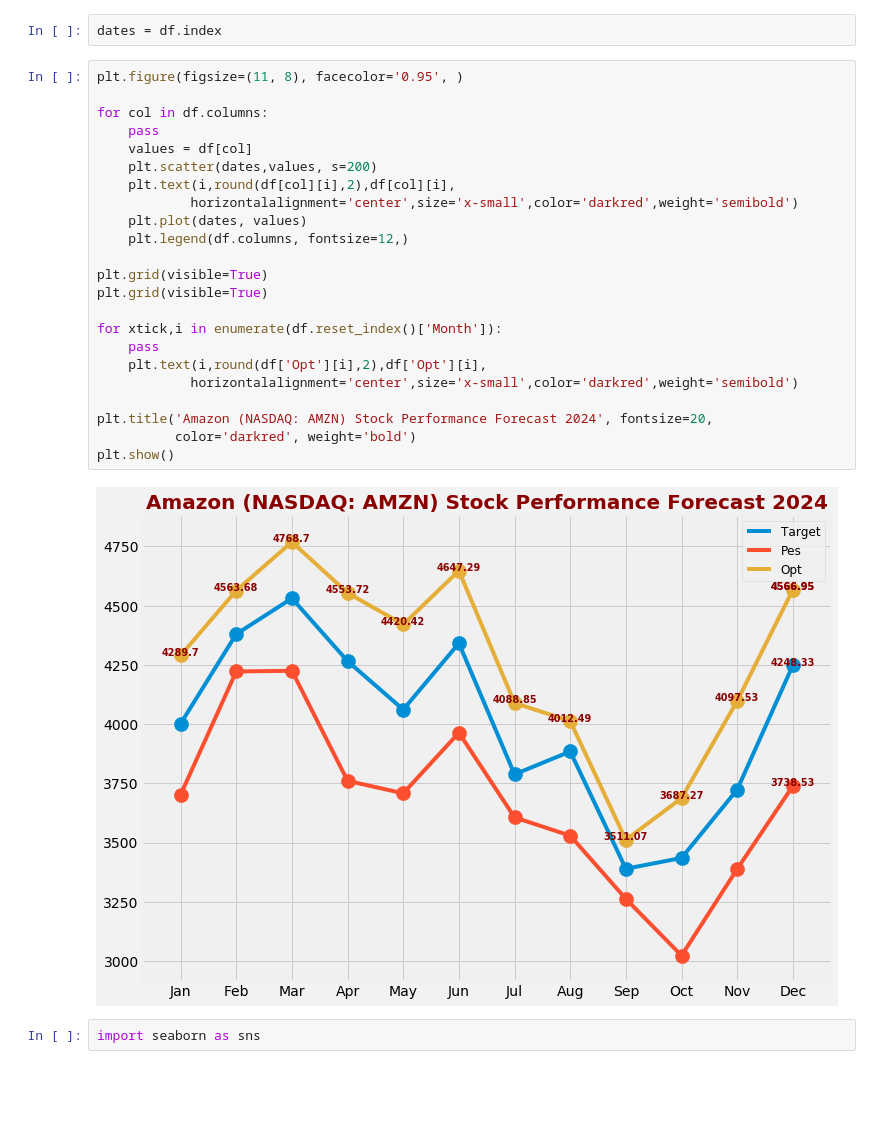
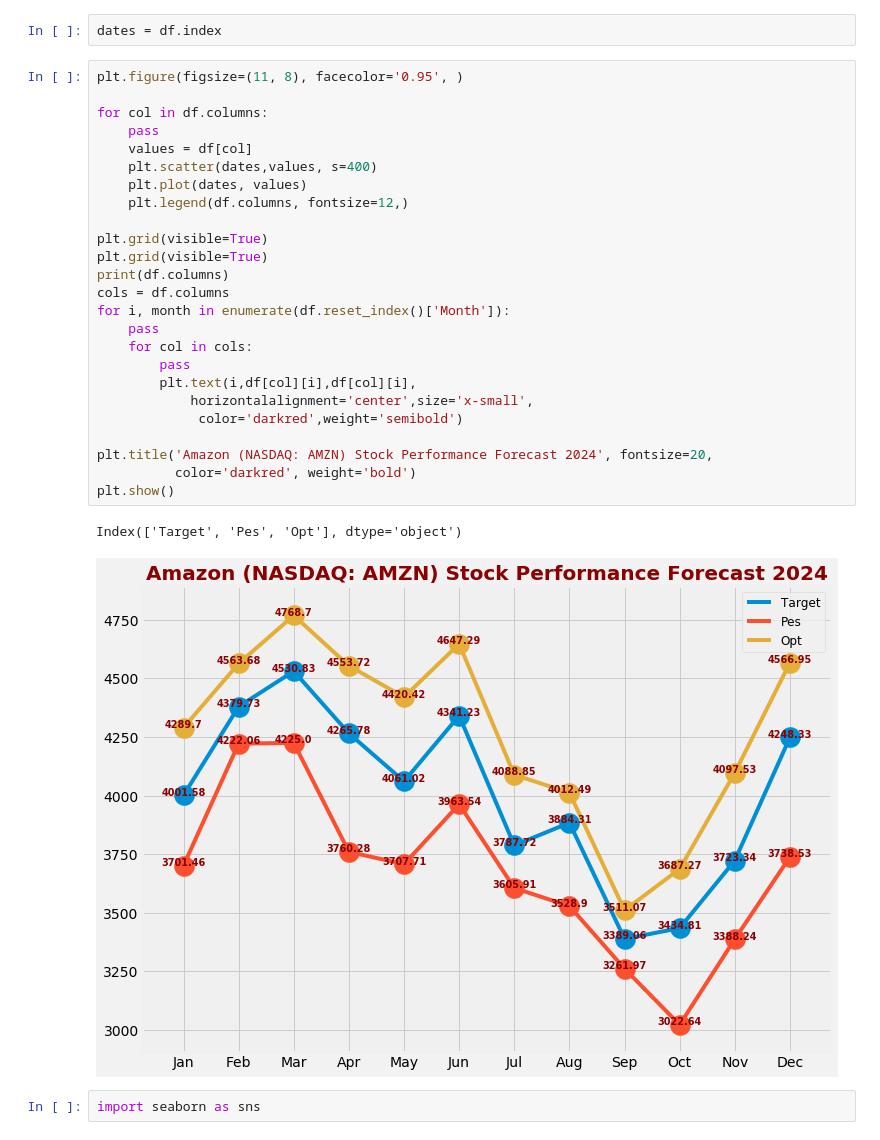
Before and after one commit to attila5287/scrap_and_dataviz, a Jupyter notebook: scrap_and_frame.ipynb, the cells around one changed output. Drawn from its saved outputs; the diff is of its cells as text; blank space fills up the shorter version.

Commit message:
annotate on scatter

```diff
--- a/scrap_and_frame.ipynb
+++ b/scrap_and_frame.ipynb
@@ -91,28 +91,31 @@ dates = df.index
 # %%
 plt.figure(figsize=(11, 8), facecolor='0.95', )
 
 for col in df.columns:
     pass
     values = df[col]
-    plt.scatter(dates,values, s=200)
-    plt.text(i,round(df[col][i],2),df[col][i],
-            horizontalalignment='center',size='x-small',color='darkred',weight='semibold')
+    plt.scatter(dates,values, s=400)
     plt.plot(dates, values)
     plt.legend(df.columns, fontsize=12,)
 
 plt.grid(visible=True)
 plt.grid(visible=True)
-
-for xtick,i in enumerate(df.reset_index()['Month']):
+print(df.columns)
+cols = df.columns
+for i, month in enumerate(df.reset_index()['Month']):
     pass
-    plt.text(i,round(df['Opt'][i],2),df['Opt'][i],
-            horizontalalignment='center',size='x-small',color='darkred',weight='semibold')
+    for col in cols:
+        pass
+        plt.text(i,df[col][i],df[col][i],
+            horizontalalignment='center',size='x-small',
+             color='darkred',weight='semibold')
 
 plt.title('Amazon (NASDAQ: AMZN) Stock Performance Forecast 2024', fontsize=20,
           color='darkred', weight='bold')
 plt.show()
 # %% [output]
+Index(['Target', 'Pes', 'Opt'], dtype='object')
-[figure, old version]
+[figure, new version]
 # %%
 import seaborn as sns
 # %%
```
Also changed, not shown: parts of 1 cell of this notebook.
